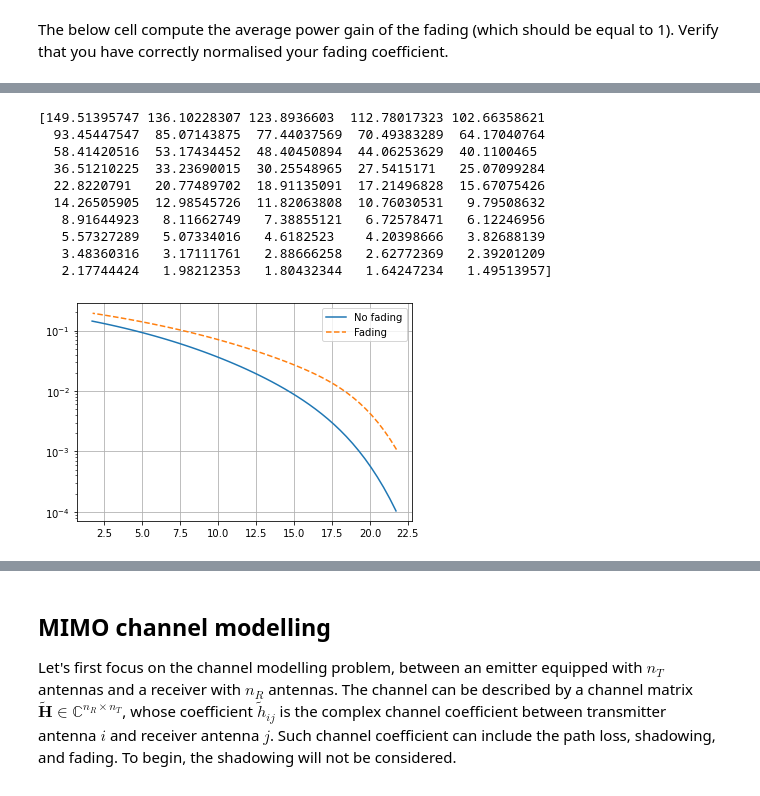
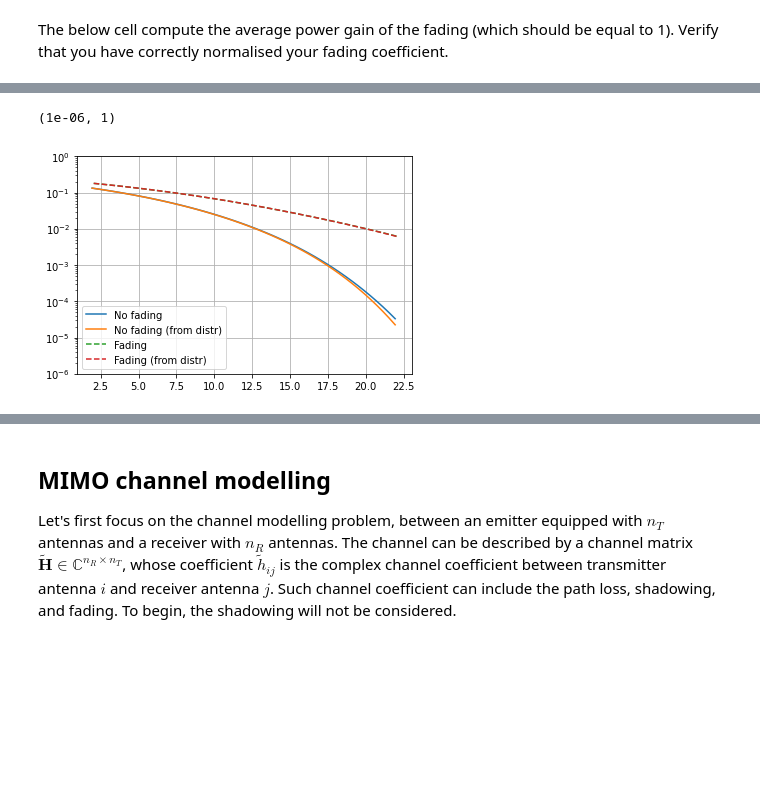
Before and after one commit to jeertmans/LELEC2796, a Jupyter notebook: project/Session-3.ipynb, the cells around one changed output, grey strips where cells are left out. Saved outputs shown, nothing was run; the diff lists cells and outputs as text; code cells hidden in the pictures; blank space fills up the shorter version.

```diff
--- a/project/Session-3.ipynb
+++ b/project/Session-3.ipynb
@@ -37,7 +37,7 @@ def path_loss_model(r: np.ndarray, h: float = 1.0, alpha: float = 3.0) -> np.nda
 # %%
 def SISO_fading() -> np.float:
     """
-    Returns the fading coefficient $h$ from the Rayleigh fading model
+    Returns the fading coefficient $h$, with as modelthe Rayleigh fading model
     """
 
     h = (np.random.randn() + 1j * np.random.randn()) / np.sqrt(2)
@@ -155,25 +161,27 @@ plt.ylabel("Average received power [dB]");
 # %%
-idx_lam = 10
+lambda_target = 0.04
+idx_lam = np.argmin(np.abs(lambda_target-lambda_vec)) #idx of the dsneity closest to the targetted one
+
 
 powers_ppp_no_fading = results_no_fading[:, idx_lam]
 hist_ppp_no_fading, bin_edges_ppp_no_fading = np.histogram(
-        powers_ppp_no_fading, bins='auto', density=True
+        10*np.log10(powers_ppp_no_fading), bins='auto', density=True
     )
 CDF_ppp_no_fading = np.cumsum(hist_ppp_no_fading * np.diff(bin_edges_ppp_no_fading))
 CCDF_ppp_no_fading = 1 - CDF_ppp_no_fading
 (line,) = plt.plot(
-        bin_edges_ppp_no_fading[:-1], hist_ppp_no_fading, "-", label=f"No fading"
+        bin_edges_ppp_no_fading[:-1], CCDF_ppp_no_fading, "-", label=f"No fading"
     )
 
 powers_ppp_fading = results_fading[:, idx_lam]
 hist_ppp_fading, bin_edges_ppp_fading = np.histogram(
-    powers_ppp_fading, bins='auto', density=True
+    10*np.log10(powers_ppp_fading), bins='auto', density=True
 )
 CDF_ppp_fading = np.cumsum(hist_ppp_fading * np.diff(bin_edges_ppp_fading))
 CCDF_ppp_fading = 1 - CDF_ppp_fading
 (line,) = plt.plot(
     bin_edges_ppp_fading[:-1],
-    hist_ppp_fading,
+    CCDF_ppp_fading,
     color=line.get_color(),
     linestyle="--",
     label=f"Fading",
@@ -187,0 +200,6 @@ plt.grid()
+# %%
+def BER(SNR: float = 10,) -> float:
+    """
+    Returns the BER corresponding to the SNR, for a communication scheme which can be chosen by the user
+    """
+    return 0.5 *erfc(np.sqrt(SNR))  #for BPSK
@@ -188,49 +219,42 @@ plt.grid()
 # %%
 N_SNR = 50
 sigma_n_vec = np.logspace(-2,0,N_SNR)
+
 p_e_vec_no_fading = np.zeros(N_SNR)
-SNR_mean_vec_no_fading = np.zeros(N_SNR)
 p_e_vec_fading = np.zeros(N_SNR)
-SNR_mean_vec_fading = np.zeros(N_SNR)
-
-PR_no_fading_NS_edges = bin_edges_ppp_no_fading
-PR_no_fading_NS = (PR_no_fading_NS_edges[1:]+PR_no_fading_NS_edges[:-1])/2
-PR_fading_NS_edges = bin_edges_ppp_fading
-PR_fading_NS = (PR_fading_NS_edges[1:]+PR_fading_NS_edges[:-1])/2
+p_e_vec_no_fading_distr = np.zeros(N_SNR)
+p_e_vec_fading_distr = np.zeros(N_SNR)
 
 for n in range(N_SNR):
     sigma_sq_n  = sigma_n_vec[n]
 
-    SNR_no_fading_NS = PR_no_fading_NS/sigma_sq_n
-    pdf_SNR_no_fading = hist_ppp_no_fading * sigma_sq_n
-    SNR_mean_vec_no_fading[n] = np.trapz(pdf_SNR_no_fading*SNR_no_fading_NS, SNR_no_fading_NS)
-    #p_e_vec_no_fading[n] = np.trapz(pdf_SNR_no_fading * 0.5*erfc(np.sqrt(SNR_no_fading_NS)), SNR_no_fading_NS)
+    #method 1
+    SNR_no_fading_real = powers_ppp_no_fading/sigma_sq_n
+    p_e_vec_no_fading[n] = np.mean(BER(SNR_no_fading_real))
 
-    SNR_fading_NS = PR_fading_NS/sigma_sq_n
-    pdf_SNR_fading = hist_ppp_fading * sigma_sq_n
-    SNR_mean_vec_fading[n] = np.trapz(pdf_SNR_fading*SNR_fading_NS, SNR_fading_NS)
-    #p_e_vec_fading[n] = np.trapz(pdf_SNR_fading * 0.5*erfc(np.sqrt(SNR_fading_NS)), SNR_fading_NS)
-    p_e_vec_no_fading[n] = np.trapz(pdf_SNR_fading * 0.5*erfc(np.sqrt(SNR_fading_NS)), SNR_fading_NS)
-    dx = np.mean(np.diff(SNR_fading_NS))
-    CDF_SNR_fading = np.cumsum(pdf_SNR_fading)*dx
-    p_e_vec_fading[n] = np.trapz(CDF_SNR_fading * 0.5*np.exp(-SNR_fading_NS)/np.sqrt(np.pi *SNR_fading_NS) , SNR_fading_NS)
+    SNR_fading_real = powers_ppp_fading/sigma_sq_n
+    p_e_vec_fading[n] = np.mean(BER(SNR_fading_real))
+
+    #method 2
+    PR_no_fading_dB = (bin_edges_ppp_no_fading[1:]+bin_edges_ppp_no_fading[:-1])/2
+    PR_fading_dB = (bin_edges_ppp_fading[1:]+bin_edges_ppp_fading[:-1])/2
+
+    p_e_vec_no_fading_distr[n] = np.trapz(0.5*erfc(np.sqrt((10**(PR_no_fading_dB/10))/sigma_sq_n))*hist_ppp_no_fading, PR_no_fading_dB)
+    p_e_vec_fading_distr[n] = np.trapz(0.5*erfc(np.sqrt((10**(PR_fading_dB/10))/sigma_sq_n))*hist_ppp_fading, PR_fading_dB)
+
+
+#mean SNR
+SNR_mean_vec_no_fading = np.mean(powers_ppp_no_fading)/sigma_n_vec
+SNR_mean_vec_fading = np.mean(powers_ppp_fading)/sigma_n_vec
 
 plt.figure()
 plt.semilogy(10*np.log10(SNR_mean_vec_no_fading),p_e_vec_no_fading, "-", label=f"No fading")
+plt.semilogy(10*np.log10(SNR_mean_vec_no_fading),p_e_vec_no_fading_distr, "-", label=f"No fading (from distr)")
 plt.semilogy(10*np.log10(SNR_mean_vec_fading),p_e_vec_fading,  "--", label=f"Fading")
+plt.semilogy(10*np.log10(SNR_mean_vec_fading),p_e_vec_fading_distr, "--", label=f"Fading (from distr)")
 plt.grid()
 plt.legend()
-
-print(SNR_mean_vec_fading)
+plt.ylim([1e-6,1])
 # %% [output]
-[149.51395747 136.10228307 123.8936603  112.78017323 102.66358621
-  93.45447547  85.07143875  77.44037569  70.49383289  64.17040764
-  58.41420516  53.17434452  48.40450894  44.06253629  40.1100465
-  36.51210225  33.23690015  30.25548965  27.5415171   25.07099284
-  22.8220791   20.77489702  18.91135091  17.21496828  15.67075426
-  14.26505905  12.98545726  11.82063808  10.76030531   9.79508632
-   8.91644923   8.11662749   7.38855121   6.72578471   6.12246956
-   5.57327289   5.07334016   4.6182523    4.20398666   3.82688139
-   3.48360316   3.17111761   2.88666258   2.62772369   2.39201209
-   2.17744424   1.98212353   1.80432344   1.64247234   1.49513957]
+(1e-06, 1)
-[figure, old version]
+[figure, new version]
```
Also changed, not shown: parts of 22 cells of this notebook.
